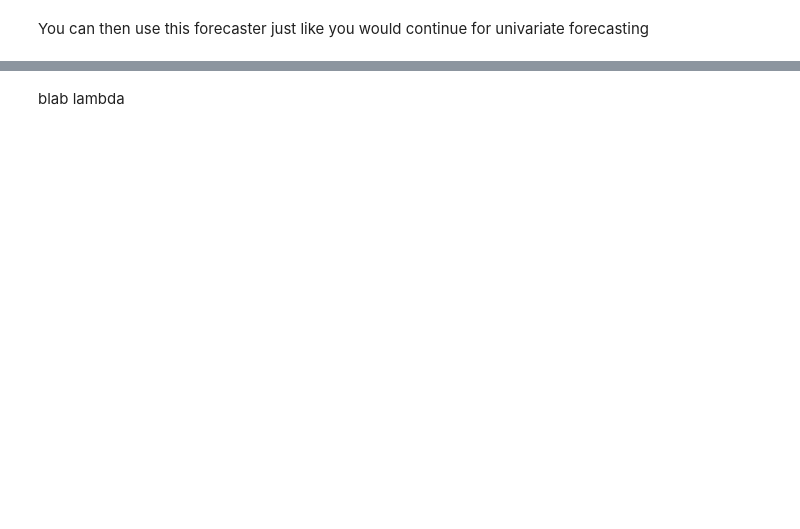
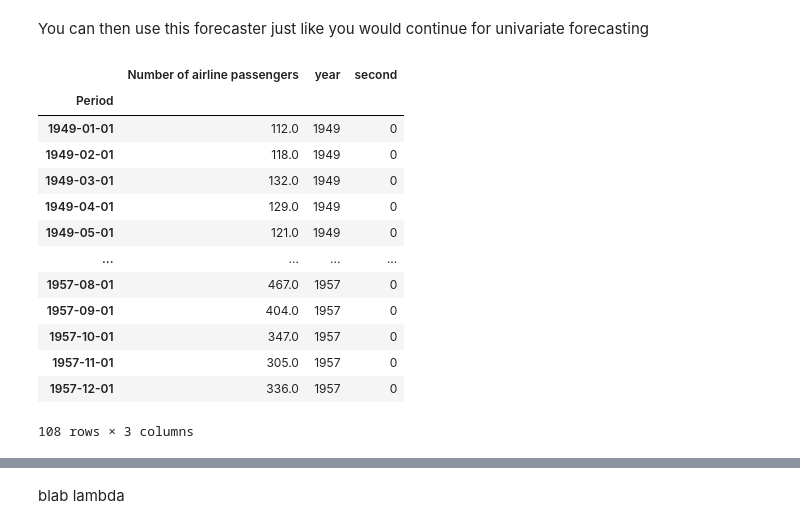
Before and after one commit to sktime/sktime-tutorial-pydata-berlin-2022, a Jupyter notebook: notebooks/hierarchy_global.ipynb, the cells around one changed output, grey strips where cells are left out. Cells and saved outputs as stored; diff of their text form; code cells hidden in the pictures; blank space fills up the shorter version.

```diff
--- a/notebooks/hierarchy_global.ipynb
+++ b/notebooks/hierarchy_global.ipynb
@@ -482,0 +576,22 @@ bin    #Why does it makes sense
+# %%
+y.index = y.index.to_timestamp().astype("datetime64[ns]")
+y_train, y_test = temporal_train_test_split(y)
+pipe = DateTimeFeatures(manual_selection=["year", "second_of_minute"])
+pipe.fit(y_train)
+test_diffdateformat = pipe.transform(y_train)
+display(test_diffdateformat)
+# %% [output]
+|  | Number of airline passengers | year | second |
+| Period |  |  |  |
+| 1949-01-01 | 112.0 | 1949 | 0 |
+| 1949-02-01 | 118.0 | 1949 | 0 |
+| 1949-03-01 | 132.0 | 1949 | 0 |
+| 1949-04-01 | 129.0 | 1949 | 0 |
+| 1949-05-01 | 121.0 | 1949 | 0 |
+| ... | ... | ... | ... |
+| 1957-08-01 | 467.0 | 1957 | 0 |
+| 1957-09-01 | 404.0 | 1957 | 0 |
+| 1957-10-01 | 347.0 | 1957 | 0 |
+| 1957-11-01 | 305.0 | 1957 | 0 |
+| 1957-12-01 | 336.0 | 1957 | 0 |
+108 rows × 3 columns
```
Also changed, not shown: parts of 33 cells of this notebook, 2 other files.
